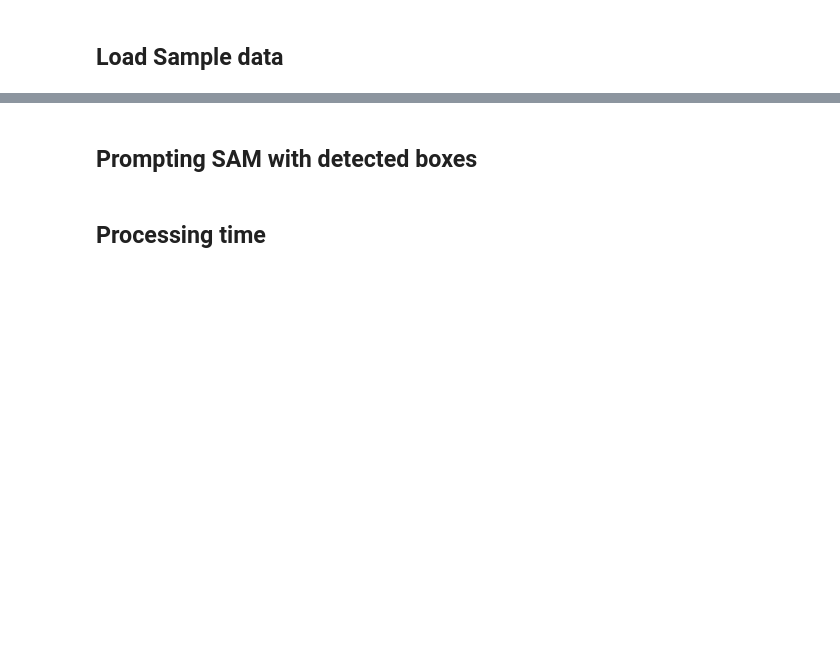
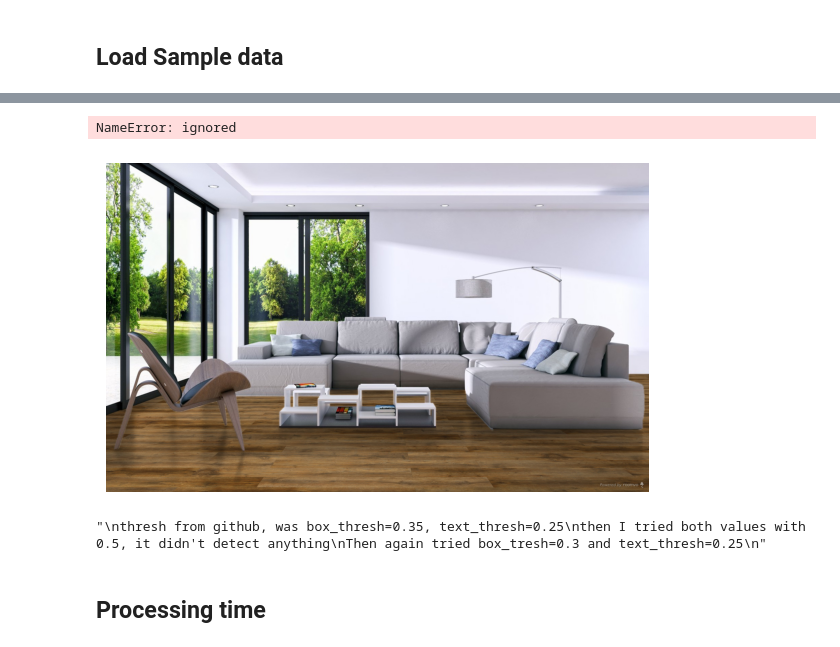
Before and after one commit to Karan-00-11/mfs, a Jupyter notebook: GSAM segmentation tries/GSAM.ipynb, the cells around one changed output, grey strips where cells are left out. Saved outputs shown, nothing was run; the diff lists cells and outputs as text; code cells hidden in the pictures; blank space fills up the shorter version.

```diff
--- a/GSAM segmentation tries/GSAM.ipynb
+++ b/GSAM segmentation tries/GSAM.ipynb
@@ -428,2 +392,0 @@ sv.plot_image(annotated_frame, (16, 16))
-# %% [markdown]
-## Prompting SAM with detected boxes
@@ -487,3 +393,34 @@ def plot_binary_mask():
+# %%
+f"{HOME}/data"
+
+%cd {HOME}
+!mkdir {HOME}/data
+%cd {HOME}/data
+
+!git clone https://github.com/devasenan134/mfs.git
+%cp mfs/inputs/inputs ./inputs -R
+%rm -rf mfs
+%cd inputs
+# %% [output]
+NameError: ignored
+# %%
+img = 'img9/test.jpg'
+SOURCE_IMAGE_PATH = f"{HOME}/data/inputs/{img}"
+CLASSES = ["all walls", 'floor', 'ceiling']
+BOX_TRESHOLD = 0.2
+TEXT_TRESHOLD = 0.2
+
+image = cv2.imread(SOURCE_IMAGE_PATH)
+sv.plot_image(image, (7, 7))
+
+"""
+thresh from github, was box_thresh=0.35, text_thresh=0.25
+then I tried both values with 0.5, it didn't detect anything
+Then again tried box_tresh=0.3 and text_thresh=0.25
+"""
+# %% [output]
+[figure, added]
+"\nthresh from github, was box_thresh=0.35, text_thresh=0.25\nthen I tried both values with 0.5, it didn't detect anything\nThen again tried box_tresh=0.3 and text_thresh=0.25\n"
 # %% [markdown]
 ## Processing time
 # %%
```
Also changed, not shown: parts of 50 cells of this notebook, 1 other file.
